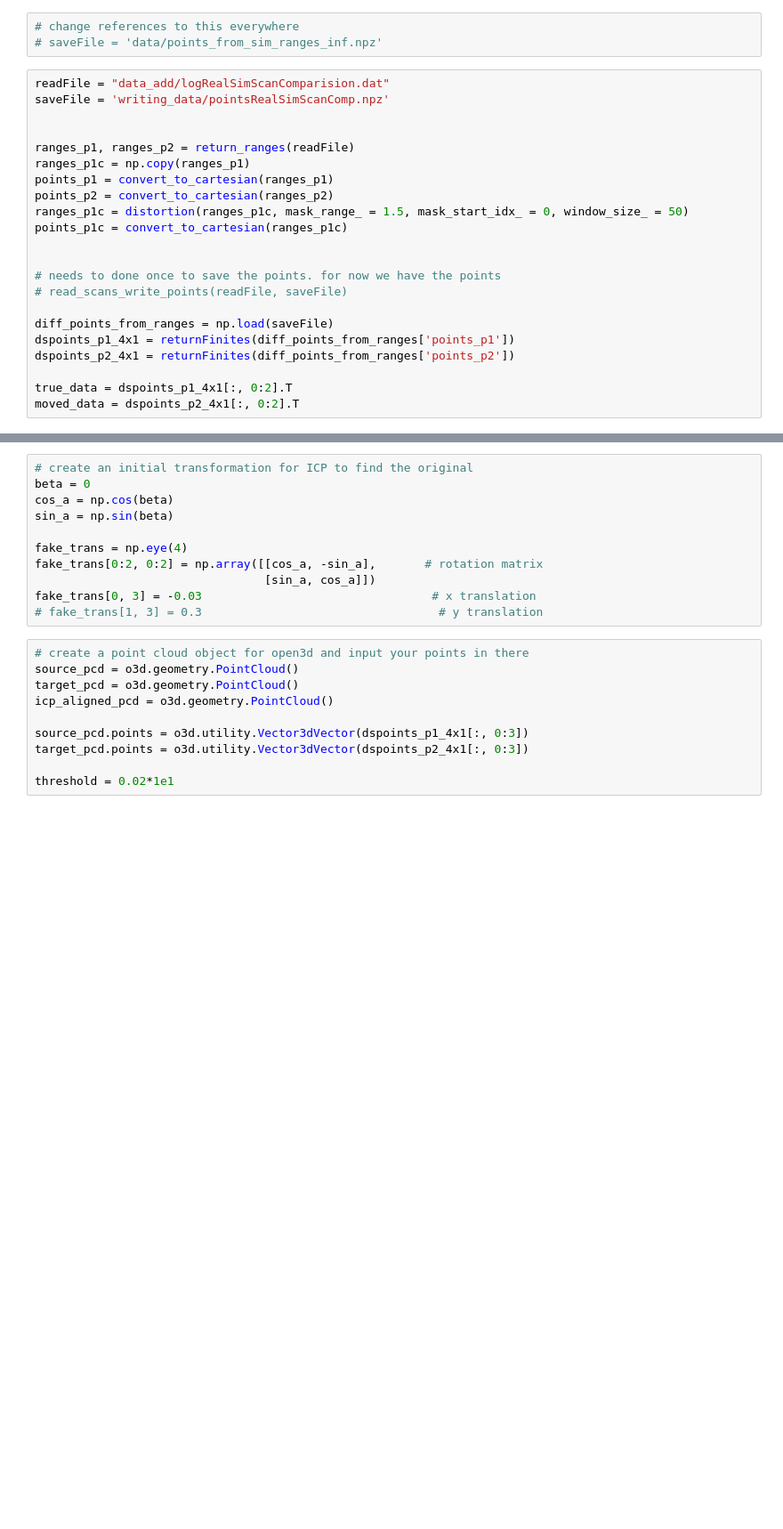
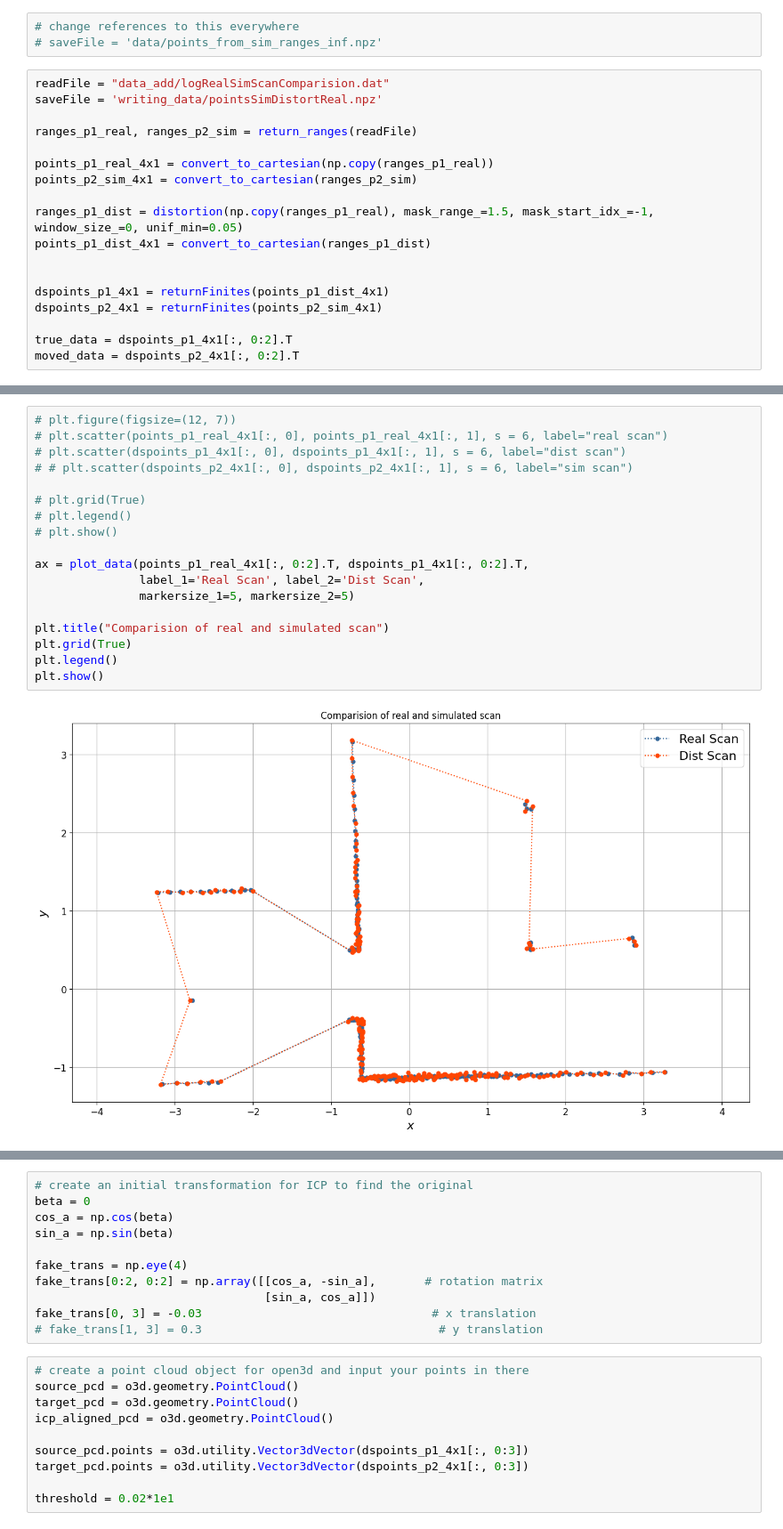
Before and after one commit to shrinivas96/icp_playground, a Jupyter notebook: generate_images1.ipynb, the cells around one changed output, grey strips where cells are left out. Shown: that part at 89% size. Saved outputs shown, nothing was run; the diff lists cells and outputs as text; blank space fills up the shorter version.

```diff
--- a/generate_images1.ipynb
+++ b/generate_images1.ipynb
@@ -127,23 +29,19 @@ def convert_to_cartesian(ranges_p1:np.ndarray):
 # saveFile = 'data/points_from_sim_ranges_inf.npz'
 # %%
 readFile = "data_add/logRealSimScanComparision.dat"
-saveFile = 'writing_data/pointsRealSimScanComp.npz'
+saveFile = 'writing_data/pointsSimDistortReal.npz'
+
+ranges_p1_real, ranges_p2_sim = return_ranges(readFile)
+
+points_p1_real_4x1 = convert_to_cartesian(np.copy(ranges_p1_real))
+points_p2_sim_4x1 = convert_to_cartesian(ranges_p2_sim)
+
+ranges_p1_dist = distortion(np.copy(ranges_p1_real), mask_range_=1.5, mask_start_idx_=-1, window_size_=0, unif_min=0.05)
+points_p1_dist_4x1 = convert_to_cartesian(ranges_p1_dist)
 
 
-ranges_p1, ranges_p2 = return_ranges(readFile)
-ranges_p1c = np.copy(ranges_p1)
-points_p1 = convert_to_cartesian(ranges_p1)
-points_p2 = convert_to_cartesian(ranges_p2)
-ranges_p1c = distortion(ranges_p1c, mask_range_ = 1.5, mask_start_idx_ = 0, window_size_ = 50)
-points_p1c = convert_to_cartesian(ranges_p1c)
-
-
-# needs to done once to save the points. for now we have the points
-# read_scans_write_points(readFile, saveFile)
-
-diff_points_from_ranges = np.load(saveFile)
-dspoints_p1_4x1 = returnFinites(diff_points_from_ranges['points_p1'])
-dspoints_p2_4x1 = returnFinites(diff_points_from_ranges['points_p2'])
+dspoints_p1_4x1 = returnFinites(points_p1_dist_4x1)
+dspoints_p2_4x1 = returnFinites(points_p2_sim_4x1)
 
 true_data = dspoints_p1_4x1[:, 0:2].T
 moved_data = dspoints_p2_4x1[:, 0:2].T
@@ -149,0 +52,20 @@ moved_data = dspoints_p2_4x1[:, 0:2].T
+# %%
+# plt.figure(figsize=(12, 7))
+# plt.scatter(points_p1_real_4x1[:, 0], points_p1_real_4x1[:, 1], s = 6, label="real scan")
+# plt.scatter(dspoints_p1_4x1[:, 0], dspoints_p1_4x1[:, 1], s = 6, label="dist scan")
+# # plt.scatter(dspoints_p2_4x1[:, 0], dspoints_p2_4x1[:, 1], s = 6, label="sim scan")
+
+# plt.grid(True)
+# plt.legend()
+# plt.show()
+
+ax = plot_data(points_p1_real_4x1[:, 0:2].T, dspoints_p1_4x1[:, 0:2].T,
+               label_1='Real Scan', label_2='Dist Scan',
+               markersize_1=5, markersize_2=5)
+
+plt.title("Comparision of real and simulated scan")
+plt.grid(True)
+plt.legend()
+plt.show()
+# %% [output]
+[figure, added]
```
Also changed, not shown: parts of 11 cells of this notebook, 36 other files.
